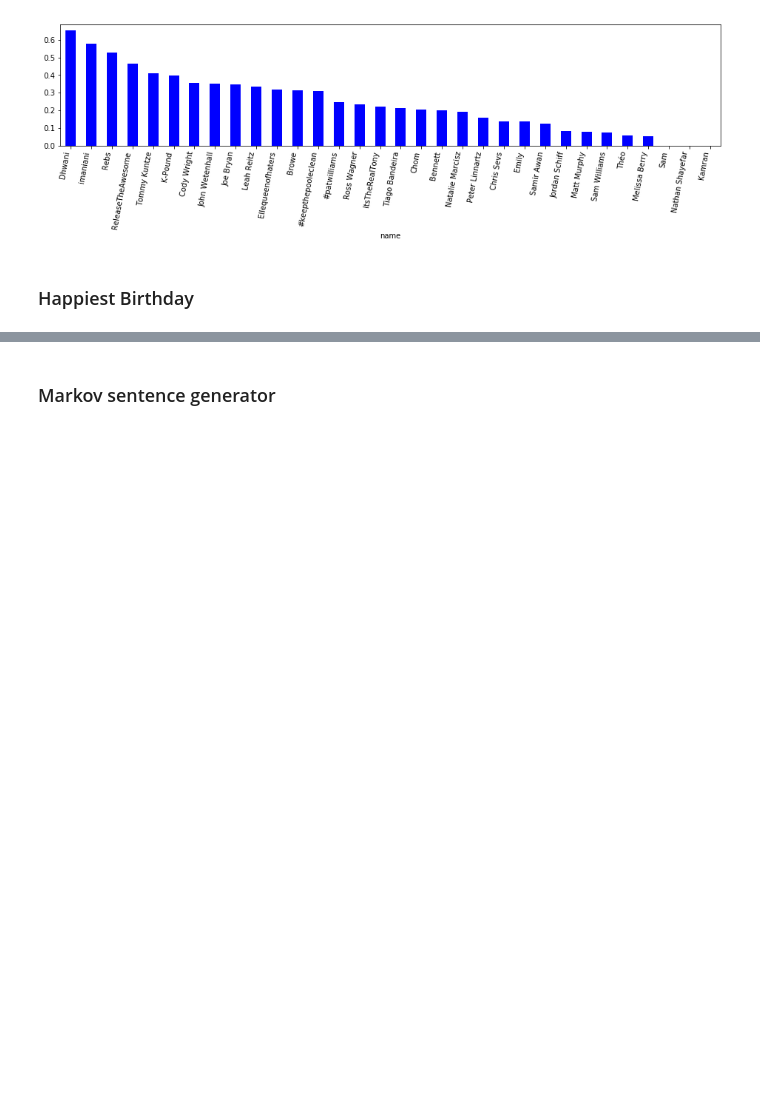
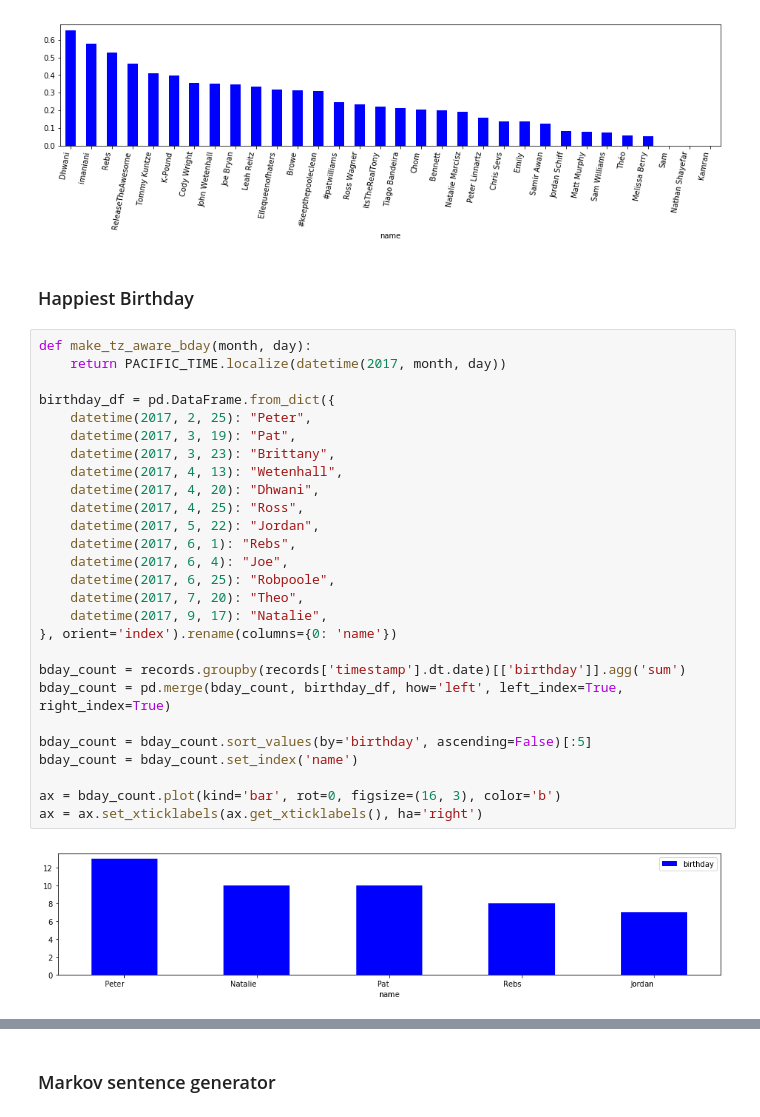
Before and after one commit to joeb1415/line, a Jupyter notebook: line_analysis.ipynb, the cells around one changed output, grey strips where cells are left out. Saved outputs shown, nothing was run; the diff lists cells and outputs as text; blank space fills up the shorter version.

Commit message:
happiest bday

```diff
--- a/line_analysis.ipynb
+++ b/line_analysis.ipynb
@@ -223,3 +223,32 @@ ax = ax.set_xticklabels(ax.get_xticklabels(), ha='right')
 [figure]
 # %% [markdown]
 ### Happiest Birthday
+# %%
+def make_tz_aware_bday(month, day):
+    return PACIFIC_TIME.localize(datetime(2017, month, day))
+
+birthday_df = pd.DataFrame.from_dict({
+    datetime(2017, 2, 25): "Peter",
+    datetime(2017, 3, 19): "Pat",
+    datetime(2017, 3, 23): "Brittany",
+    datetime(2017, 4, 13): "Wetenhall",
+    datetime(2017, 4, 20): "Dhwani",
+    datetime(2017, 4, 25): "Ross",
+    datetime(2017, 5, 22): "Jordan",
+    datetime(2017, 6, 1): "Rebs",
+    datetime(2017, 6, 4): "Joe",
+    datetime(2017, 6, 25): "Robpoole",
+    datetime(2017, 7, 20): "Theo",
+    datetime(2017, 9, 17): "Natalie",
+}, orient='index').rename(columns={0: 'name'})
+
+bday_count = records.groupby(records['timestamp'].dt.date)[['birthday']].agg('sum')
+bday_count = pd.merge(bday_count, birthday_df, how='left', left_index=True, right_index=True)
+
+bday_count = bday_count.sort_values(by='birthday', ascending=False)[:5]
+bday_count = bday_count.set_index('name')
+
+ax = bday_count.plot(kind='bar', rot=0, figsize=(16, 3), color='b')
+ax = ax.set_xticklabels(ax.get_xticklabels(), ha='right')
+# %% [output]
+[figure, added]
```
Also changed, not shown: parts of 3 cells of this notebook, 1 other file.
